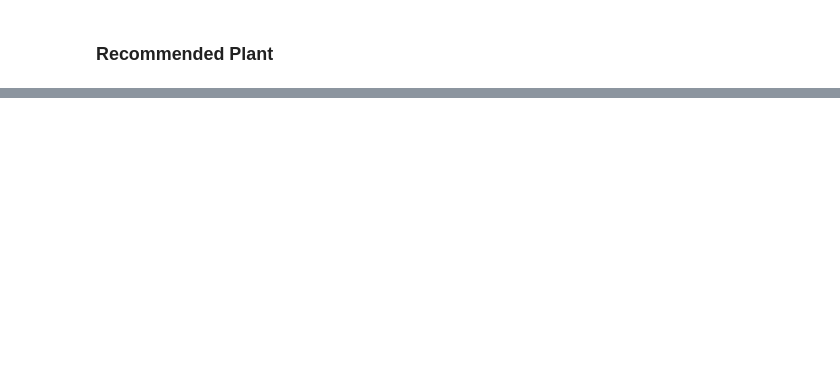
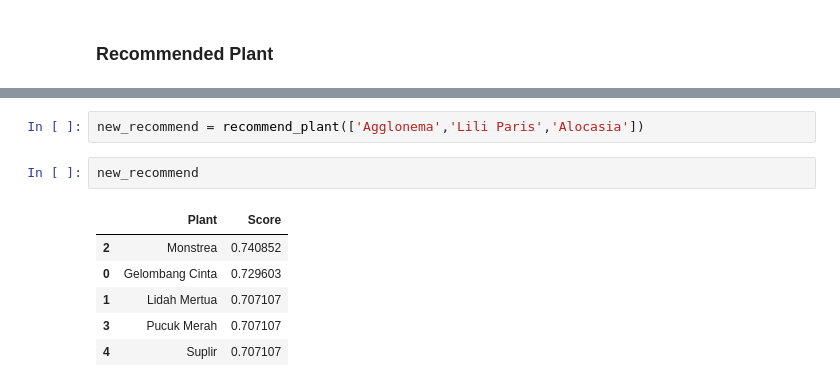
Before and after one commit to ornaman-dev/Bangkit-MachineLearning, a Jupyter notebook: recommendation_main.ipynb, the cells around one changed output, grey strips where cells are left out. Drawn from its saved outputs; the diff is of its cells as text; blank space fills up the shorter version.

```diff
--- a/recommendation_main.ipynb
+++ b/recommendation_main.ipynb
@@ -205,0 +251,11 @@ ranked_item_score.head(m)
+# %%
+new_recommend = recommend_plant(['Agglonema','Lili Paris','Alocasia'])
+# %%
+new_recommend
+# %% [output]
+|  | Plant | Score |
+| 2 | Monstrea | 0.740852 |
+| 0 | Gelombang Cinta | 0.729603 |
+| 1 | Lidah Mertua | 0.707107 |
+| 3 | Pucuk Merah | 0.707107 |
+| 4 | Suplir | 0.707107 |
```
Also changed, not shown: parts of 9 cells of this notebook, 2 other files.
